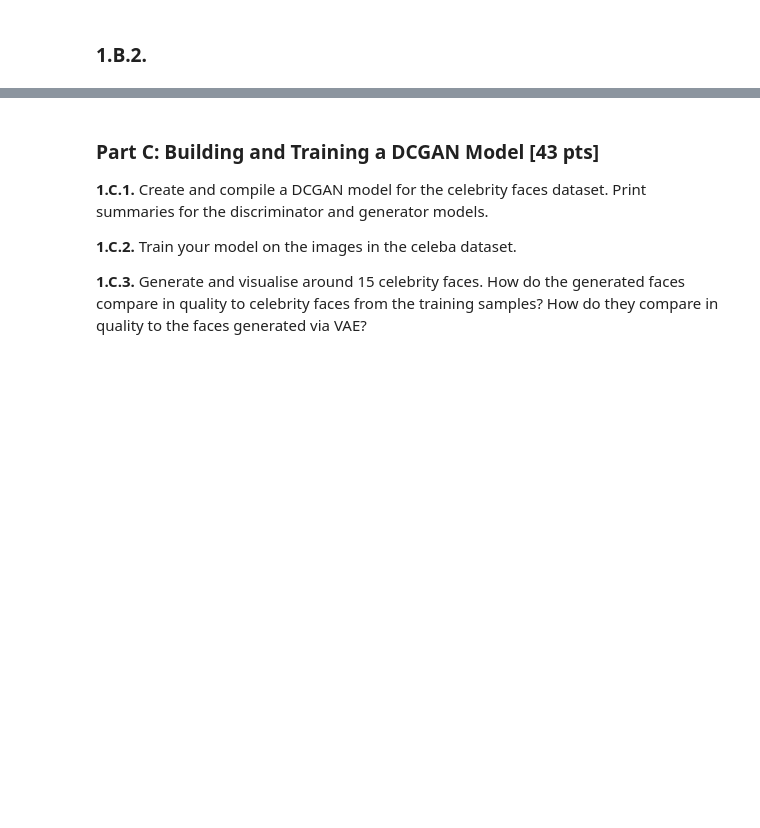
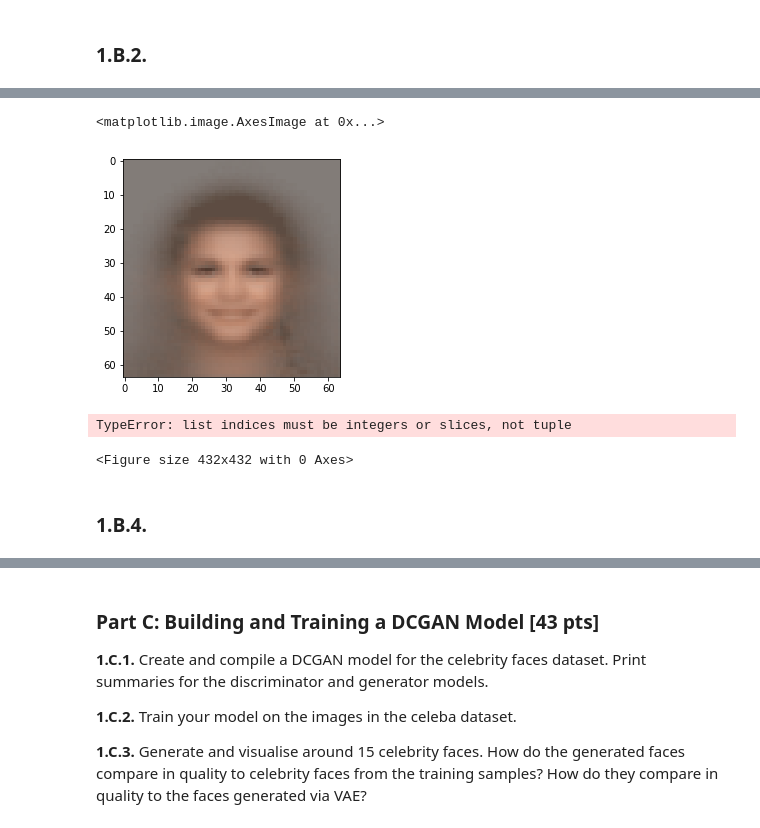
Before and after one commit to srk-apts/CS109B, a Jupyter notebook: HW/cs109b_hw7.ipynb, the cells around one changed output, grey strips where cells are left out. Drawn from its saved outputs; the diff is of its cells as text; code cells hidden in the pictures; blank space fills up the shorter version.

```diff
--- a/HW/cs109b_hw7.ipynb
+++ b/HW/cs109b_hw7.ipynb
@@ -281,9 +307,10 @@ y = CustomVariationalLayer()([input_layer, z_decoded])
 # %%
-def vae_loss(x, z_decoded):
-    x = K.flatten(x)
-    z_decoded = K.flatten(z_decoded)
+def vae_loss(input_layer, output_layer):
+    inputs = K.flatten(input_layer)
+    outputs = K.flatten(output_layer)
     # Reconstruction loss
-    xent_loss = binary_crossentropy(x, z_decoded)
+    xent_loss = binary_crossentropy(inputs, outputs)
+    xent_loss = K.mean(xent_loss)
     # KL divergence
     kl_loss = -5e-4 * K.mean(1 + z_log_sigma - K.square(z_mu) - K.exp(z_log_sigma), axis=-1)
     return K.mean(xent_loss + kl_loss)
@@ -333,0 +372,4 @@ model = load_keras_model('model_vae_norm')
+# %%
+custom_objs = {'latent_dim': latent_dim, 'vae_loss': vae_loss}
+vae = load_keras_model('model_vae',custom_objs=custom_objs)
+vae.summary()
@@ -333,0 +401,21 @@ model = load_keras_model('model_vae_norm')
+# %%
+encoder = vae.layers[1]
+decoder = vae.layers[2]
+pred_enc = encoder.predict(x=img, batch_size=1)
+pred_dec = decoder.predict(x=pred_enc[2], batch_size=1)
+plt.imshow(pred_dec.reshape(64,64,3))
+# %% [output]
+<matplotlib.image.AxesImage at 0x...>
+[figure, added]
+# %%
+sample = train_generator[0][0]
+sample_encoded = encoder.predict(sample)
+plt.figure(figsize=(6, 6))
+plt.scatter(sample_encoded[:, 0], sample_encoded[:, 1], cmap='tab10')
+plt.colorbar()
+plt.show()
+# %% [output]
+TypeError: list indices must be integers or slices, not tuple
+<Figure size 432x432 with 0 Axes>
+# %% [markdown]
+### 1.B.4.
```
Also changed, not shown: parts of 22 cells of this notebook.
